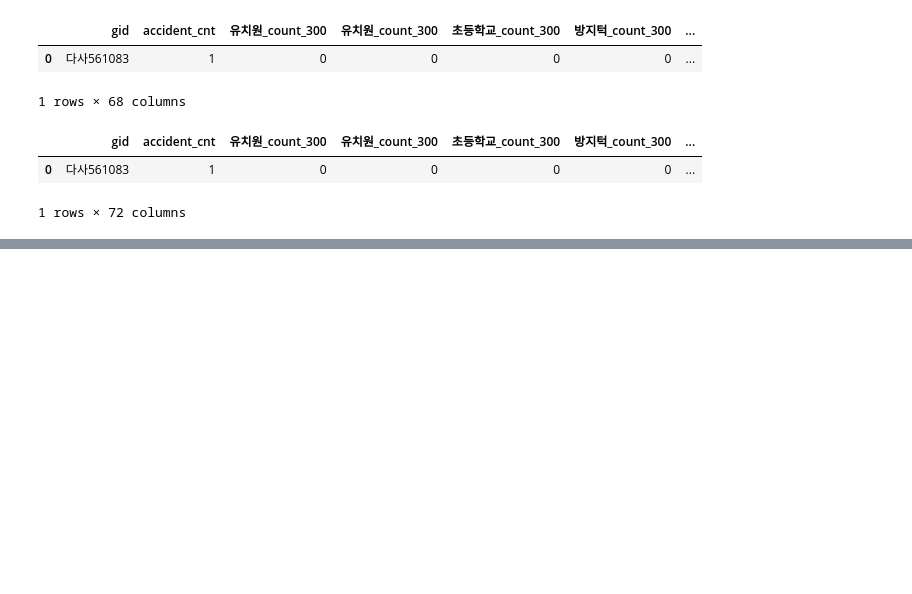
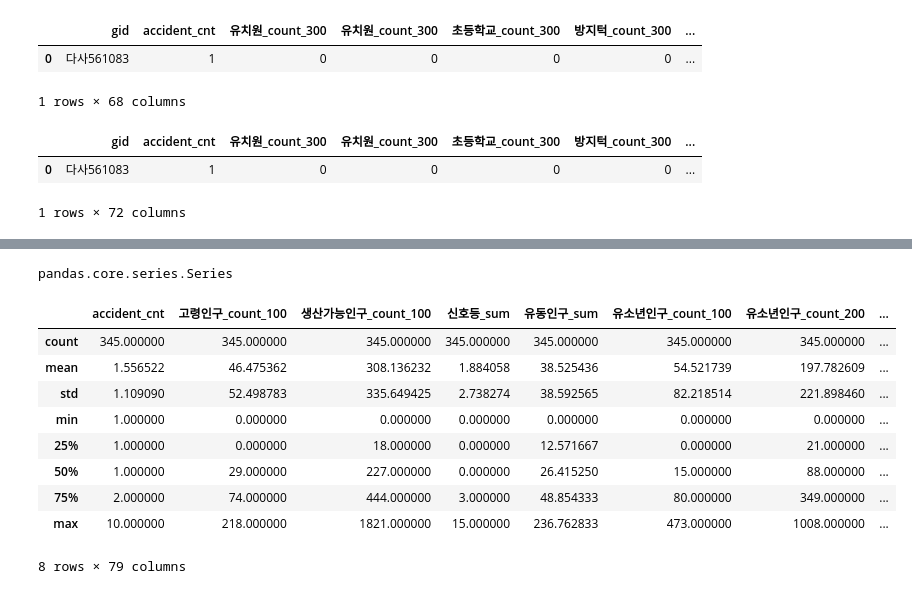
Before and after one commit to ikeven94/Osan-Si_-Identify-_TA_DangerZones, a Jupyter notebook: EDA/Linear Regression.ipynb, the cells around one changed output, grey strips where cells are left out. Drawn from its saved outputs; the diff is of its cells as text; code cells hidden in the pictures; blank space fills up the shorter version.

```diff
--- a/EDA/Linear Regression.ipynb
+++ b/EDA/Linear Regression.ipynb
@@ -577,0 +835,3 @@ total_df.to_csv(os.path.join(path,'total.csv'),index=False)
+# %%
+kk = total['geometry'].apply(total_living_inside_100)
+kk.describe()
@@ -577,0 +886,21 @@ total_df.to_csv(os.path.join(path,'total.csv'),index=False)
+# %%
+pls['정류장_count_200'] = pl["정류장_count_200"].copy()
+# %%
+type(kk)
+# %% [output]
+pandas.core.series.Series
+# %%
+pls['총인구_count_100'] = kk.copy()
+# %%
+pls.describe()
+# %% [output]
+|  | accident_cnt | 고령인구_count_100 | 생산가능인구_count_100 | 신호등_sum | 유동인구_sum | 유소년인구_count_100 | 유소년인구_count_200 | ... |
+| count | 345.000000 | 345.000000 | 345.000000 | 345.000000 | 345.000000 | 345.000000 | 345.000000 | ... |
+| mean | 1.556522 | 46.475362 | 308.136232 | 1.884058 | 38.525436 | 54.521739 | 197.782609 | ... |
+| std | 1.109090 | 52.498783 | 335.649425 | 2.738274 | 38.592565 | 82.218514 | 221.898460 | ... |
+| min | 1.000000 | 0.000000 | 0.000000 | 0.000000 | 0.000000 | 0.000000 | 0.000000 | ... |
+| 25% | 1.000000 | 0.000000 | 18.000000 | 0.000000 | 12.571667 | 0.000000 | 21.000000 | ... |
+| 50% | 1.000000 | 29.000000 | 227.000000 | 0.000000 | 26.415250 | 15.000000 | 88.000000 | ... |
+| 75% | 2.000000 | 74.000000 | 444.000000 | 3.000000 | 48.854333 | 80.000000 | 349.000000 | ... |
+| max | 10.000000 | 218.000000 | 1821.000000 | 15.000000 | 236.762833 | 473.000000 | 1008.000000 | ... |
+8 rows × 79 columns
```
Also changed, not shown: parts of 32 cells of this notebook, 1 other file.
